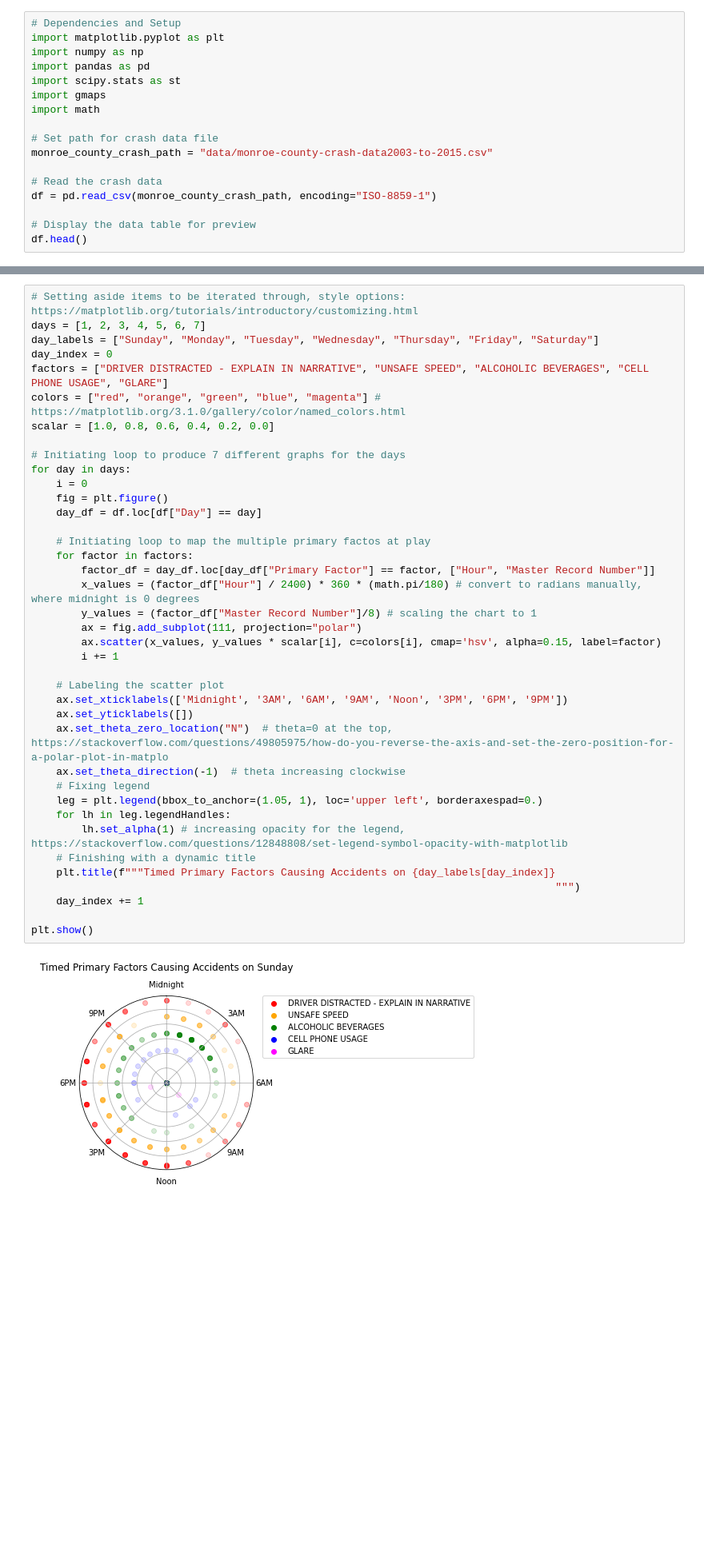
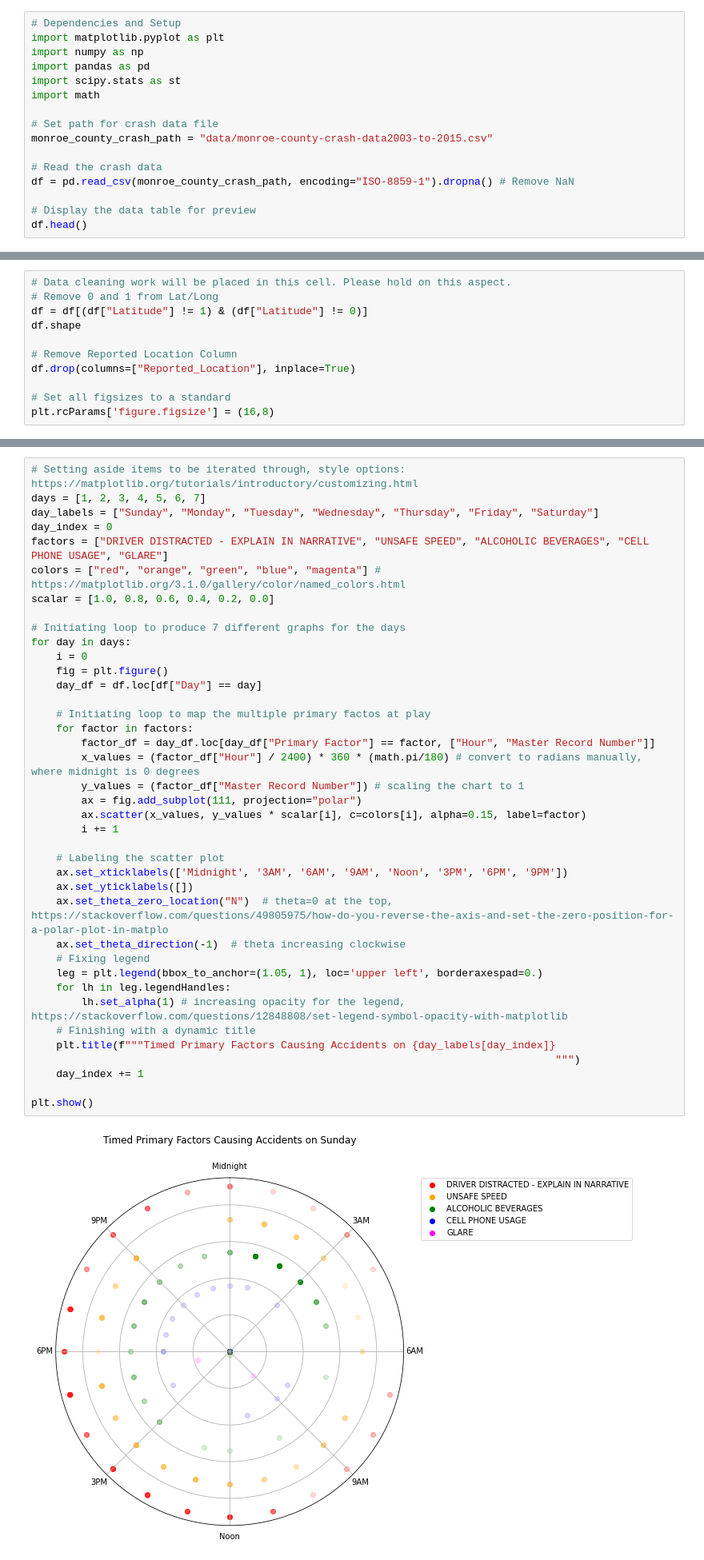
Before and after one commit to Kylee-Grant/Project-1, a Jupyter notebook: kylee_charts.ipynb, the cells around one changed output, grey strips where cells are left out. Shown at 80% size. Drawn from its saved outputs; the diff is of its cells as text; blank space fills up the shorter version.

```diff
--- a/kylee_charts.ipynb
+++ b/kylee_charts.ipynb
@@ -4,14 +4,13 @@ import matplotlib.pyplot as plt
 import numpy as np
 import pandas as pd
 import scipy.stats as st
-import gmaps
 import math
 
 # Set path for crash data file
 monroe_county_crash_path = "data/monroe-county-crash-data2003-to-2015.csv"
 
 # Read the crash data
-df = pd.read_csv(monroe_county_crash_path, encoding="ISO-8859-1")
+df = pd.read_csv(monroe_county_crash_path, encoding="ISO-8859-1").dropna() # Remove NaN
 
 # Display the data table for preview
 df.head()
@@ -109,0 +26,11 @@ Name: Primary Factor, dtype: int64
+# %%
+# Data cleaning work will be placed in this cell. Please hold on this aspect.
+# Remove 0 and 1 from Lat/Long
+df = df[(df["Latitude"] != 1) & (df["Latitude"] != 0)]
+df.shape
+
+# Remove Reported Location Column
+df.drop(columns=["Reported_Location"], inplace=True)
+
+# Set all figsizes to a standard
+plt.rcParams['figure.figsize'] = (16,8)
@@ -151,33 +165,33 @@ scalar = [1.0, 0.8, 0.6, 0.4, 0.2, 0.0]
 
 # Initiating loop to produce 7 different graphs for the days
 for day in days:
     i = 0
     fig = plt.figure()
     day_df = df.loc[df["Day"] == day]
 
     # Initiating loop to map the multiple primary factos at play
     for factor in factors:
         factor_df = day_df.loc[day_df["Primary Factor"] == factor, ["Hour", "Master Record Number"]]
         x_values = (factor_df["Hour"] / 2400) * 360 * (math.pi/180) # convert to radians manually, where midnight is 0 degrees
-        y_values = (factor_df["Master Record Number"]/8) # scaling the chart to 1
+        y_values = (factor_df["Master Record Number"]) # scaling the chart to 1
         ax = fig.add_subplot(111, projection="polar")
-        ax.scatter(x_values, y_values * scalar[i], c=colors[i], cmap='hsv', alpha=0.15, label=factor)
+        ax.scatter(x_values, y_values * scalar[i], c=colors[i], alpha=0.15, label=factor)
         i += 1
 
     # Labeling the scatter plot
     ax.set_xticklabels(['Midnight', '3AM', '6AM', '9AM', 'Noon', '3PM', '6PM', '9PM'])
     ax.set_yticklabels([])
     ax.set_theta_zero_location("N")  # theta=0 at the top, https://stackoverflow.com/questions/49805975/how-do-you-reverse-the-axis-and-set-the-zero-position-for-a-polar-plot-in-matplo
     ax.set_theta_direction(-1)  # theta increasing clockwise
     # Fixing legend
     leg = plt.legend(bbox_to_anchor=(1.05, 1), loc='upper left', borderaxespad=0.)
     for lh in leg.legendHandles:
         lh.set_alpha(1) # increasing opacity for the legend, https://stackoverflow.com/questions/12848808/set-legend-symbol-opacity-with-matplotlib
     # Finishing with a dynamic title
     plt.title(f"""Timed Primary Factors Causing Accidents on {day_labels[day_index]}
                                                                                     """)
     day_index += 1
 
 plt.show()
 # %% [output]
-[figure, old version]
+[figure, new version]
```
Also changed, not shown: parts of 18 cells of this notebook.
